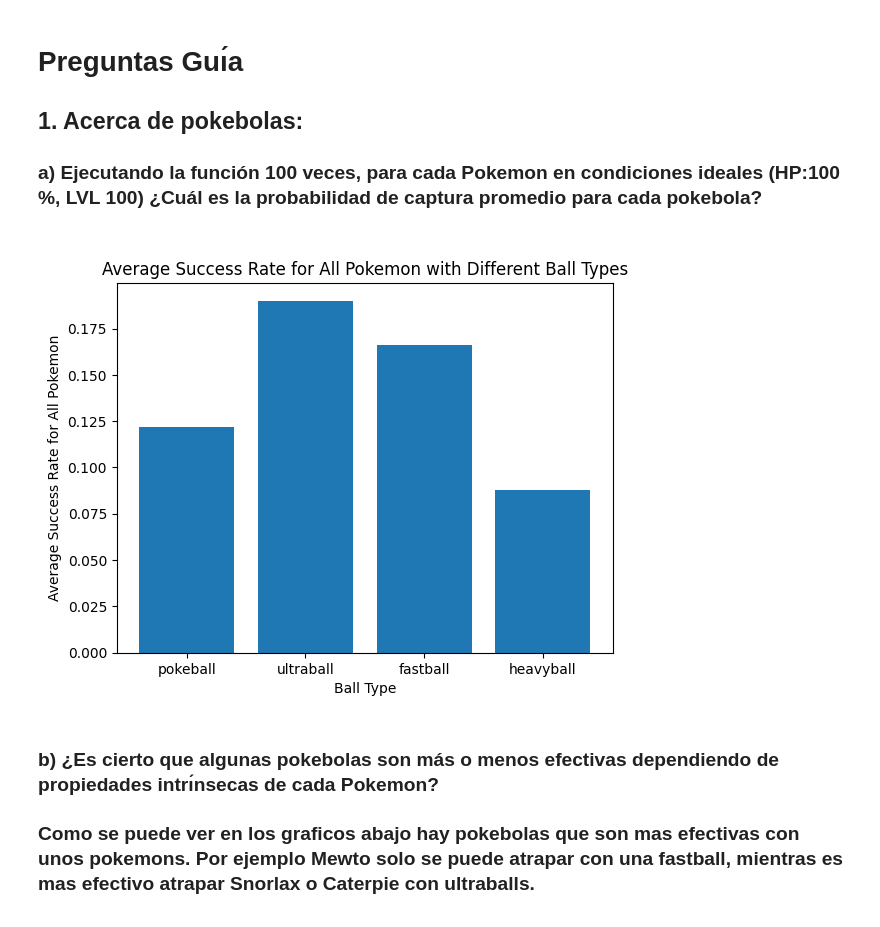
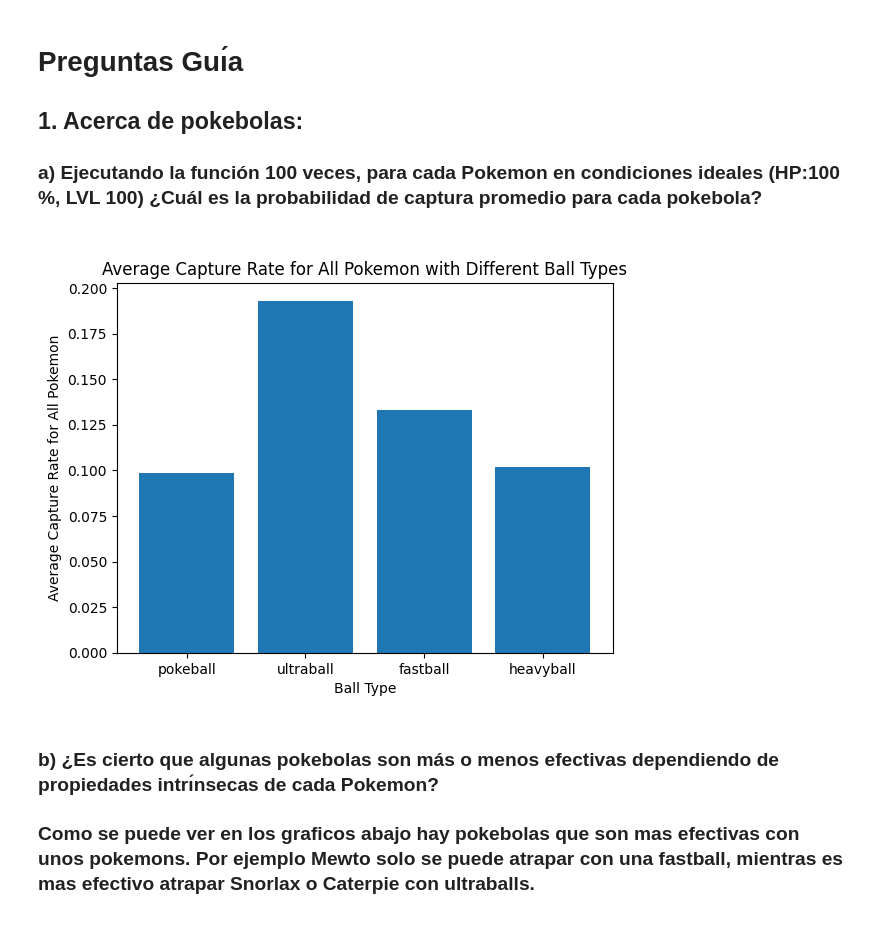
Before and after one commit to tristanff/SIA, a Jupyter notebook: TP0/src/notebook.ipynb, the cells around one changed output. Cells and saved outputs as stored; diff of their text form; code cells hidden in the pictures.

```diff
--- a/TP0/src/notebook.ipynb
+++ b/TP0/src/notebook.ipynb
@@ -4,47 +4,47 @@
 <h2>1. Acerca de pokebolas:<h2>
 <h3>a) Ejecutando la función 100 veces, para cada Pokemon en condiciones ideales (HP:100 %, LVL 100) ¿Cuál es la probabilidad de captura promedio para cada pokebola? <h3>
 # %%
+import matplotlib.pyplot as plt
+from pokemon import PokemonFactory, StatusEffect
 import matplotlib.pyplot as plt
 from pokemon import PokemonFactory, StatusEffect
 from catching import attempt_catch
 
 factory = PokemonFactory("pokemon.json")
 num_attempts = 100
 noise_level = 0.15
 
 pokemonName_list = ["snorlax", "jolteon", "caterpie", "onix", "mewtwo"]
 ball_types = ['pokeball', 'ultraball', 'fastball' , 'heavyball']
 
-# Create a nested dictionary to store success rates for all pokemon and all ball types
-success_rates_dict = {pokemon: {ball_type: [] for ball_type in ball_types} for pokemon in pokemonName_list}
+# Create a nested dictionary to store average capture rates for all pokemon and all ball types
+average_capture_rates_dict = {pokemon: {ball_type: [] for ball_type in ball_types} for pokemon in pokemonName_list}
 
 # Loop for each pokemon
 for pokemon_name in pokemonName_list:
     pokemon = factory.create(pokemon_name, 100, StatusEffect.NONE, 1)
     for ball_type in ball_types:
-        success_count = 0
+        total_capture_rate = 0
         for _ in range(num_attempts):
             attempt_result, capture_rate = attempt_catch(pokemon, ball_type, noise_level)
-            if attempt_result:
-                success_count += 1
-        success_rate = success_count / num_attempts
-        # Append the success rate to the appropriate list in the nested dictionary
-        success_rates_dict[pokemon_name][ball_type].append(success_rate)
+            total_capture_rate += capture_rate
+        average_capture_rate = total_capture_rate / num_attempts
+        # Append the average capture rate to the appropriate list in the nested dictionary
+        average_capture_rates_dict[pokemon_name][ball_type].append(average_capture_rate)
 
-
-# Calculate the average success rate for each pokemon and each ball type
-average_success_rates = {pokemon: {ball_type: sum(success_rates) / len(success_rates) for ball_type, success_rates in rates.items()} for pokemon, rates in success_rates_dict.items()}
-# Calculate the average success rate for all pokemons for each ball type
-average_success_rates_all_pokemon = {ball_type: sum([rates[ball_type] for pokemon, rates in average_success_rates.items()])/len(pokemonName_list) for ball_type in ball_types}
+# Calculate the average capture rate for each pokemon and each ball type
+average_capture_rates = {pokemon: {ball_type: sum(capture_rates) / len(capture_rates) for ball_type, capture_rates in rates.items()} for pokemon, rates in average_capture_rates_dict.items()}
+# Calculate the average capture rate for all pokemons for each ball type
+average_capture_rates_all_pokemon = {ball_type: sum([rates[ball_type] for pokemon, rates in average_capture_rates.items()])/len(pokemonName_list) for ball_type in ball_types}
 
 plt.figure()
-plt.bar(average_success_rates_all_pokemon.keys(), average_success_rates_all_pokemon.values())
+plt.bar(average_capture_rates_all_pokemon.keys(), average_capture_rates_all_pokemon.values())
 plt.xlabel('Ball Type')
-plt.ylabel('Average Success Rate for All Pokemon')
-plt.title('Average Success Rate for All Pokemon with Different Ball Types')
+plt.ylabel('Average Capture Rate for All Pokemon')
+plt.title('Average Capture Rate for All Pokemon with Different Ball Types')
 plt.show()
 # %% [output]
-[figure, old version]
+[figure, new version]
 # %% [markdown]
 <h3> b) ¿Es cierto que algunas pokebolas son más o menos efectivas dependiendo de propiedades intrı́nsecas de cada Pokemon? <h3>
 
```
Also changed, not shown: parts of 3 cells of this notebook, 2 other files.
